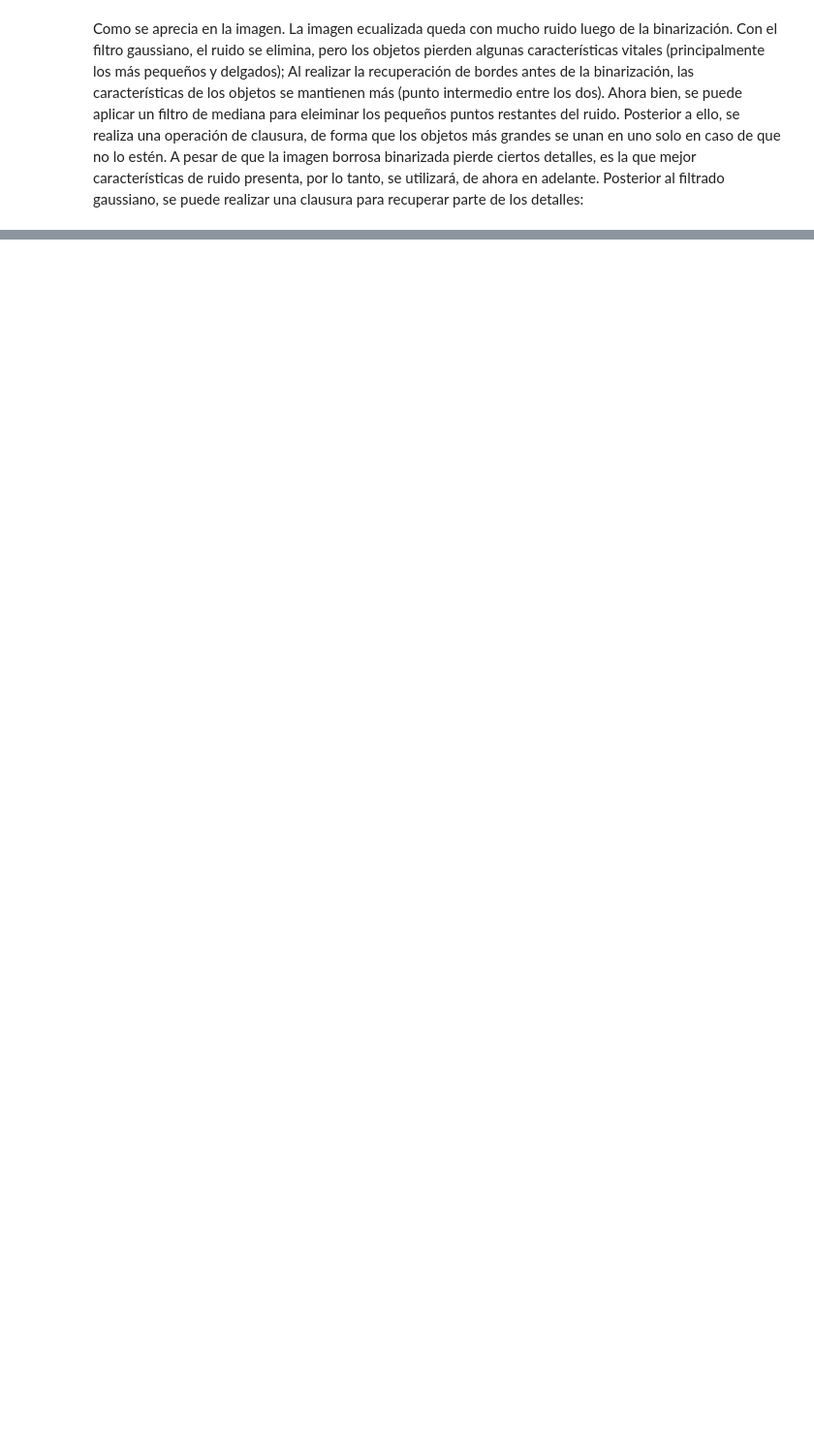
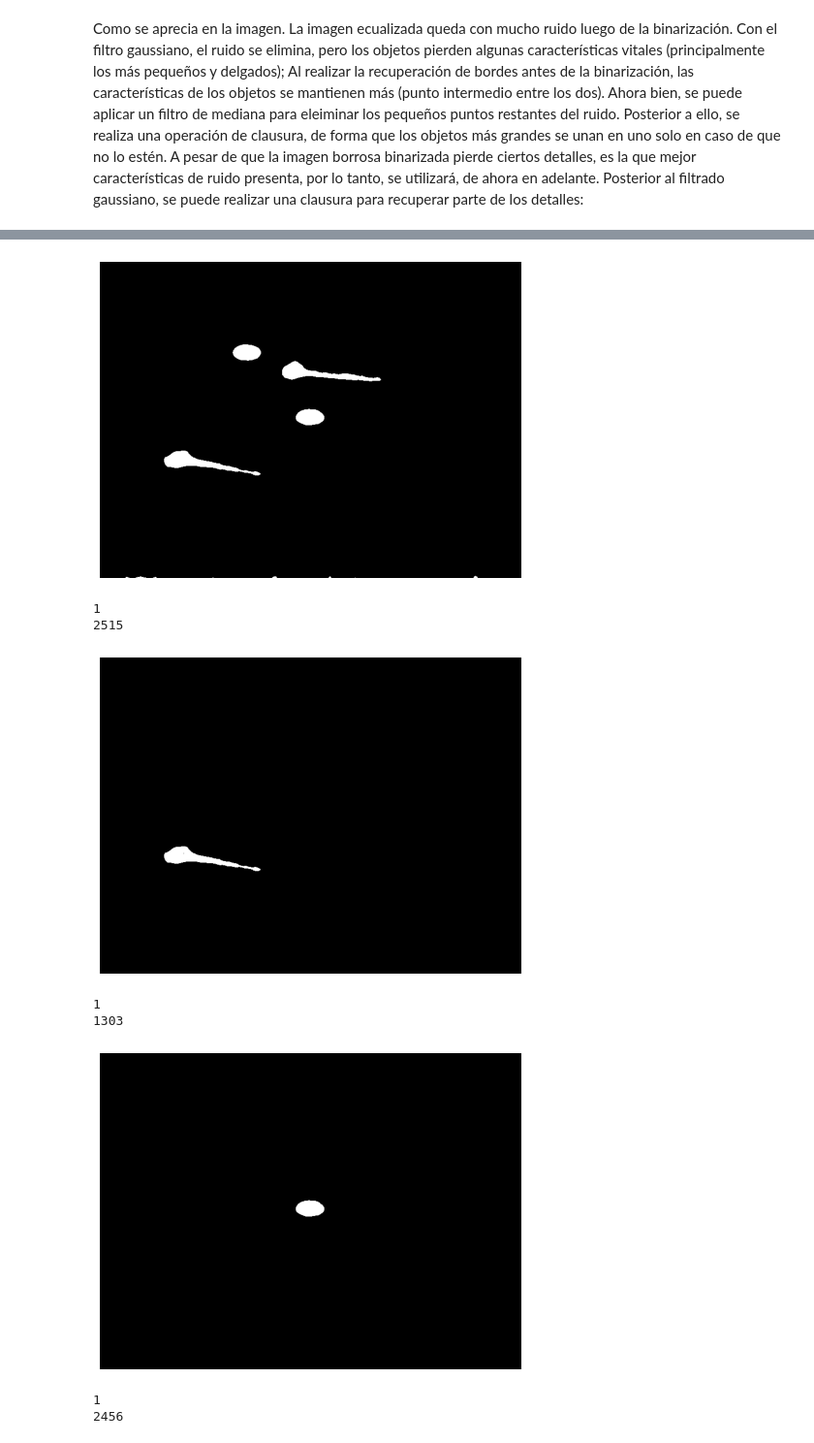
Before and after one commit to carlosjaravas/-Tarea_4_Vision, a Jupyter notebook: Tarea4.ipynb, the cells around one changed output, grey strips where cells are left out. Shown at 97% size. Saved outputs shown, nothing was run; the diff lists cells and outputs as text; code cells hidden in the pictures; blank space fills up the shorter version.

Commit message:
Crecimiento de regiones y determinacion de objetos

```diff
--- a/Tarea4.ipynb
+++ b/Tarea4.ipynb
@@ -178,13 +182,3 @@ def centroides_dados_draft(puntos):
     #labels = kmeans.predict(image_array)
     colores = kmeans.cluster_centers_
     return colores
-# %%
-#Imagen original
-file_path = os.path.join(path , 'Imagen_a_utilizar.jpeg')
-img_org = io.imread(file_path, as_gray=True)
-img_edges = canny(img_org, 2, 1, 25)
-# imagen de pixeles visitados, evita revisitar pixeles
-visitado = np.zeros(shape=(img_edges.shape), dtype=np.uint8)
-plt.imshow(img_edges, cmap='gray')
-plt.axis('off')
-plt.savefig('Segmentacion 3.jpg', bbox_inches='tight')
@@ -195,15 +187,14 @@ def generate_seeds(img):
     #shape = y,x
     shape = img.shape
     #cada semilla se guarda como x,y
-    seeds = np.zeros((N_SEEDS,2), dtype=np.uint16)
+    seeds = []
     for i in range(N_SEEDS):
         #punto en x
         x = np.random.randint(0,shape[1])
         #punto en y
         y = np.random.randint(0,shape[0])
-        if img[y][x] == False:
-            seeds[i][0] = x
-            seeds[i][1] = y
+        if img[y][x] == 255:
+            seeds.append((x,y))
     return seeds
 
 
@@ -255,3 +246,7 @@ def region_growth(seed, img, visitado):
                 visitado[cur_y][cur_x] = 1
                 region.append((cur_x,cur_y))
     return out_img
+# %%
+semillas = generate_seeds(limp)
+print(semillas)
+print(len(semillas))
@@ -257,0 +256,32 @@ def region_growth(seed, img, visitado):
+# %%
+img = limp
+img_shape = img.shape
+regions = []
+visitado = np.zeros((img_shape[0],img_shape[1],1), dtype=np.uint8)
+for i in semillas:
+        reg_temp = region_growth(i,img,visitado)
+        if np.max(reg_temp) > 0:
+                regions.append(reg_temp)
+plt.figure(figsize = (12,6))
+plt.imshow(img,cmap='gray')
+#plt.imshow(limp,cmap='gray')
+plt.axis('off')
+plt.show()
+for region in regions:
+        print(np.max(region))
+        print(np.sum(region))
+        plt.figure(figsize = (12,6))
+        plt.imshow(region,cmap='gray')
+        #plt.imshow(limp,cmap='gray')
+        plt.axis('off')
+        plt.show()
+# %% [output]
+[figure, added]
+1
+2515
+[figure, added]
+1
+1303
+[figure, added]
+1
+2456
```
Also changed, not shown: parts of 10 cells of this notebook.
